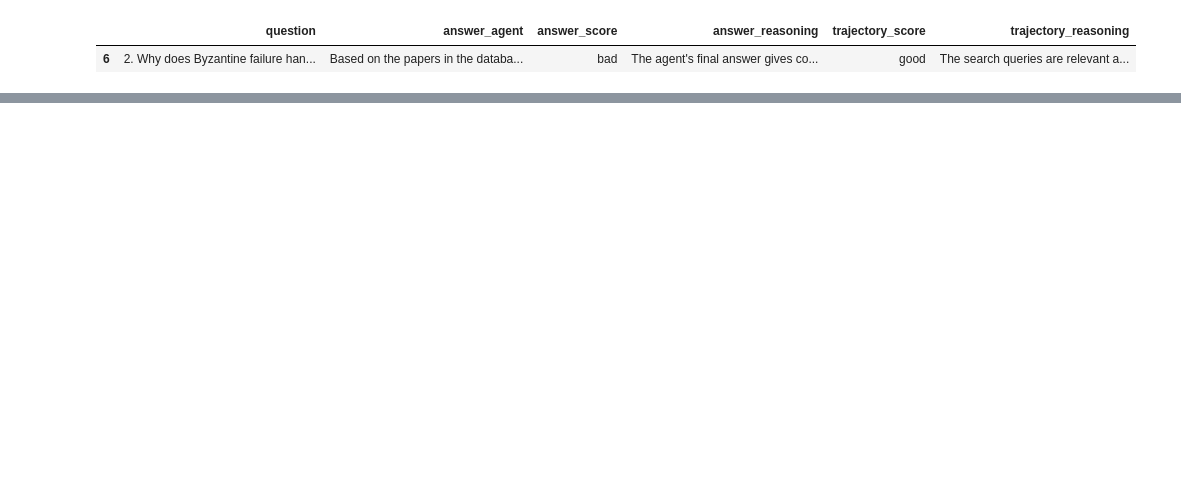
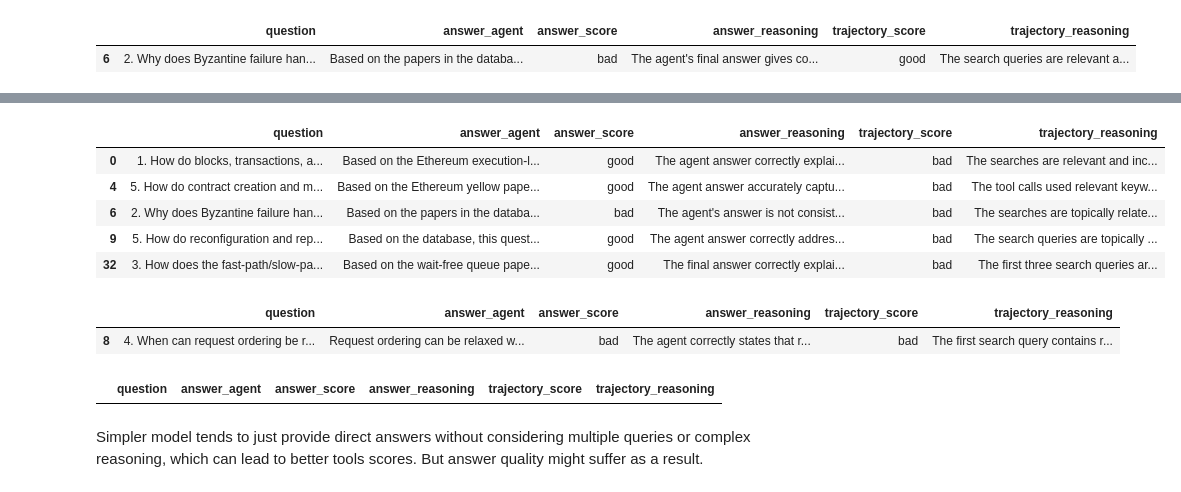
Before and after one commit to mg-minsan/sayargyi, a Jupyter notebook: evaluations/agent-evaluation.ipynb, the cells around one changed output, grey strips where cells are left out. Cells and saved outputs as stored; diff of their text form; code cells hidden in the pictures; blank space fills up the shorter version.

```diff
--- a/evaluations/agent-evaluation.ipynb
+++ b/evaluations/agent-evaluation.ipynb
@@ -219,0 +280,26 @@ df_bad
+# %%
+df_deepseek_pro_eval = pd.read_csv(f"agent-evaluation-deepseek-v4-pro.csv")
+df_bad_tool = df_deepseek_pro_eval[df_deepseek_pro_eval["trajectory_score"] == "bad"].head()
+df_bad_tool
+# %% [output]
+|  | question | answer_agent | answer_score | answer_reasoning | trajectory_score | trajectory_reasoning |
+| 0 | 1. How do blocks, transactions, a... | Based on the Ethereum execution-l... | good | The agent answer correctly explai... | bad | The searches are relevant and inc... |
+| 4 | 5. How do contract creation and m... | Based on the Ethereum yellow pape... | good | The agent answer accurately captu... | bad | The tool calls used relevant keyw... |
+| 6 | 2. Why does Byzantine failure han... | Based on the papers in the databa... | bad | The agent's answer is not consist... | bad | The searches are topically relate... |
+| 9 | 5. How do reconfiguration and rep... | Based on the database, this quest... | good | The agent answer correctly addres... | bad | The search queries are topically ... |
+| 32 | 3. How does the fast-path/slow-pa... | Based on the wait-free queue pape... | good | The final answer correctly explai... | bad | The first three search queries ar... |
+# %%
+df_gpt_mini_eval = pd.read_csv(f"agent-evaluation-gpt-5.4-mini.csv")
+df_bad_tool = df_gpt_mini_eval[df_gpt_mini_eval["trajectory_score"] == "bad"].head()
+df_bad_tool
+# %% [output]
+|  | question | answer_agent | answer_score | answer_reasoning | trajectory_score | trajectory_reasoning |
+| 8 | 4. When can request ordering be r... | Request ordering can be relaxed w... | bad | The agent correctly states that r... | bad | The first search query contains r... |
+# %%
+df_gpt_nano_eval = pd.read_csv(f"agent-evaluation-gpt-5-nano-2025-08-07.csv")
+df_bad_tool = df_gpt_nano_eval[df_gpt_nano_eval["trajectory_score"] == "bad"].head()
+df_bad_tool
+# %% [output]
+|  | question | answer_agent | answer_score | answer_reasoning | trajectory_score | trajectory_reasoning |
+# %% [markdown]
+Simpler model tends to just provide direct answers without considering multiple queries or complex reasoning, which can lead to better tools scores. But answer quality might suffer as a result.
```
Also changed, not shown: parts of 15 cells of this notebook, 1 other file.
